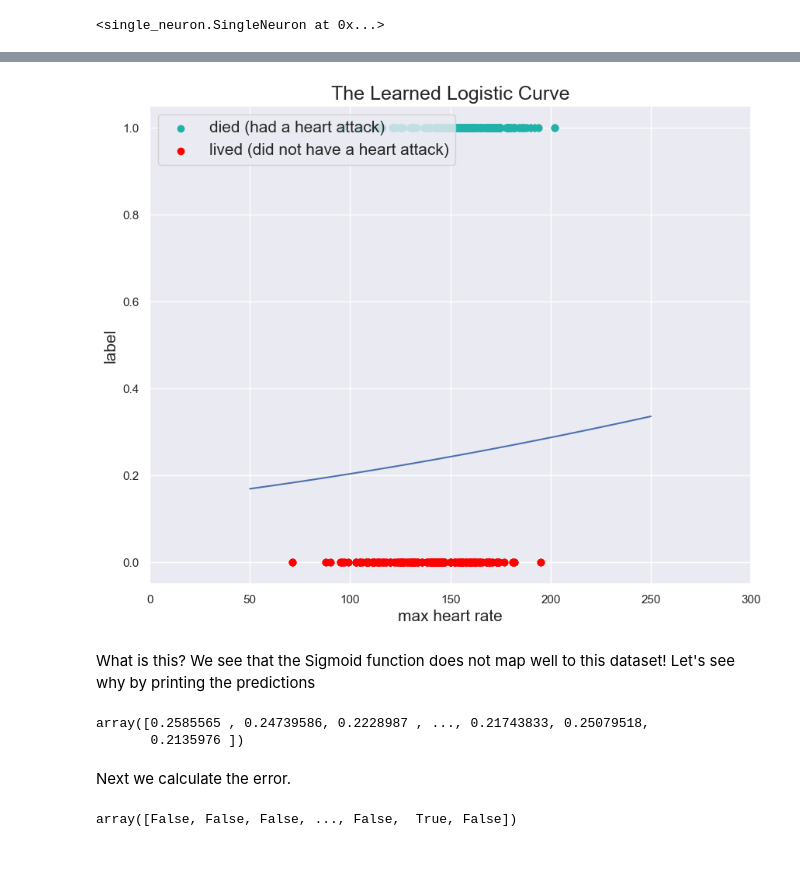
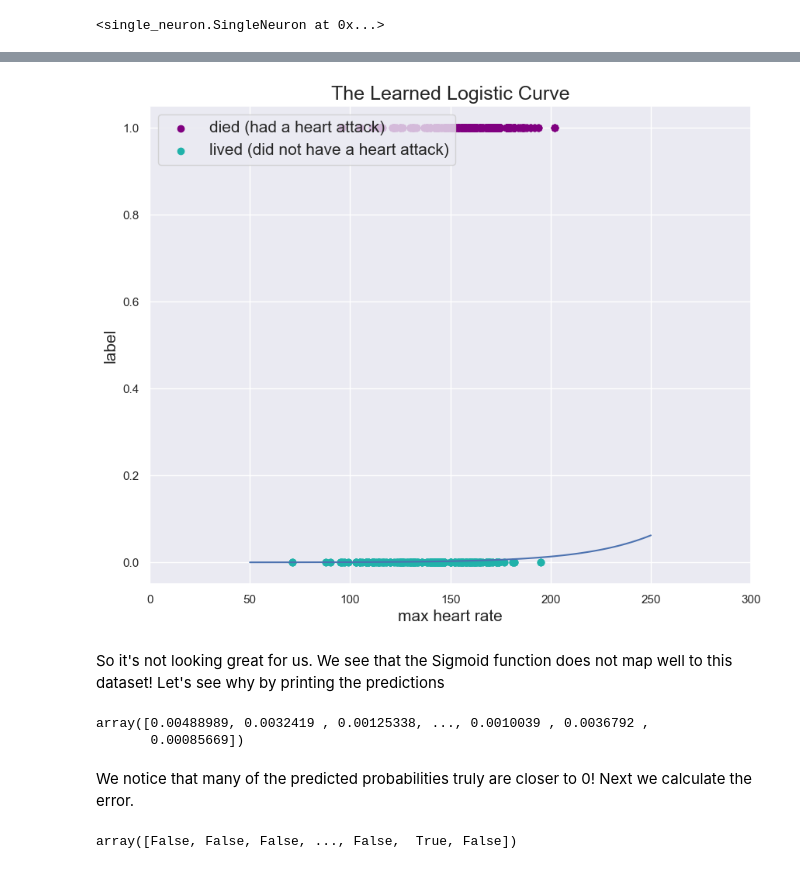
Before and after one commit to faithz314/INDE577, a Jupyter notebook: 577repo/Supervised Learning/3_Logistic Regression/Heart Attack.ipynb, the cells around one changed output, grey strips where cells are left out. Drawn from its saved outputs; the diff is of its cells as text; code cells hidden in the pictures.

```diff
--- a/577repo/Supervised Learning/3_Logistic Regression/Heart Attack.ipynb
+++ b/577repo/Supervised Learning/3_Logistic Regression/Heart Attack.ipynb
@@ -105,5 +117,7 @@ def sigmoid(z):
     return 1.0/(1.0 + np.exp(-z))
 
 def cross_entropy_loss(y_hat, y):
-    return - y*np.log(y_hat) - (1 - y)*np.log(1 - y_hat)
+    epsilon = 1e-10  # Some datapoints get to close to 0, so we need these two lines to check for that
+    y_hat_clipped = np.clip(y_hat, epsilon, 1 - epsilon)
+    return - y*np.log(y_hat_clipped) - (1 - y)*np.log(1 - y_hat_clipped)
 # %% [markdown]
@@ -112,14 +126,15 @@ Then, we train the model. We import our SingleNeuron class!
 from sklearn.model_selection import train_test_split
 import single_neuron as node
 # %%
-X = df.thalach.values #iloc to choose training data
+
+model = node.SingleNeuron(sigmoid, cross_entropy_loss)
+
+X = df.thalach.values
 X = X.reshape(-1, 1)
 y = np.where(df.target == 1, 1, 0)
 X_train, X_test, y_train, y_test = train_test_split(X, y, test_size=0.3, random_state=42)
 
-model = node.SingleNeuron(sigmoid, cross_entropy_loss)
-
-model.train(X_train, y_train, alpha = 0.0001, epochs = 1000)
+model.train(X_train, y_train, alpha = 0.0005, epochs = 1000)
 # %% [output]
 <single_neuron.SingleNeuron at 0x...>
 # %%
@@ -136,33 +146,35 @@ This looks good! Visualizing the cost function over the epochs during training h
 # %%
 plt.figure(figsize = (10, 8))
 plt.xlim((0,300 ))
 plt.scatter(die.thalach,
             np.ones(526),
-            color = "lightseagreen",
+            color = "purple",
             label = "died (had a heart attack)")
 plt.scatter(live.thalach,
             np.zeros(499),
-            color = "red",
+            color = "lightseagreen",
             label = "lived (did not have a heart attack)")
 
 domain = np.linspace(50, 250, 100)
 plt.plot(domain, model.predict(domain.reshape(-1, 1)))
 plt.xlabel("max heart rate", fontsize = 15)
 plt.ylabel("label", fontsize = 15)
 plt.legend(fontsize = 15, loc = "upper left")
 plt.title("The Learned Logistic Curve", fontsize = 18)
 plt.show()
 # %% [output]
-[figure, old version]
+[figure, new version]
 # %% [markdown]
-What is this? We see that the Sigmoid function does not map well to this dataset! Let's see why by printing the predictions
+So it's not looking great for us. We see that the Sigmoid function does not map well to this dataset! Let's see why by printing the predictions
-# %%
-model.predict(X)
-# %% [output]
-array([0.2585565 , 0.24739586, 0.2228987 , ..., 0.21743833, 0.25079518,
-       0.2135976 ])
-# %% [markdown]
-Next we calculate the error.
+# %%
+y_pred = model.predict(X_test)
+
+model.predict(X)
+# %% [output]
+array([0.00488989, 0.0032419 , 0.00125338, ..., 0.0010039 , 0.0036792 ,
+       0.00085669])
+# %% [markdown]
+We notice that many of the predicted probabilities truly are closer to 0! Next we calculate the error.
 # %%
 np.rint(model.predict(X)) != y
 # %% [output]
```
Also changed, not shown: parts of 17 cells of this notebook, 1 other file.
